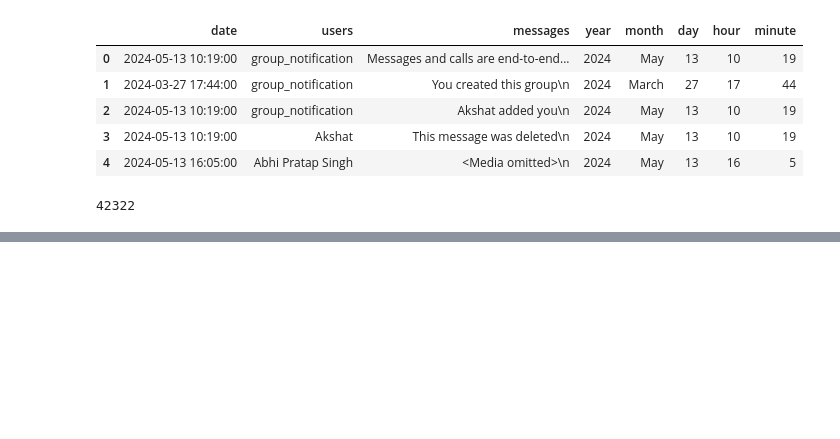
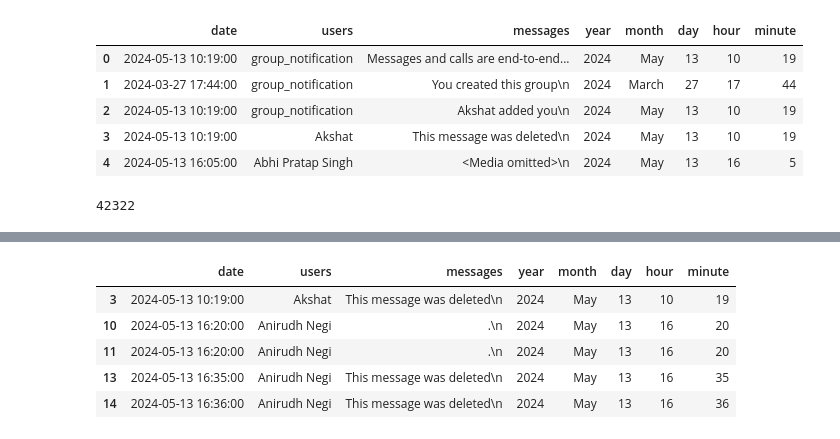
Before and after one commit to Abhipratapsingh123/ML-project-Whatsapp_chat_analysis, a Jupyter notebook: Whatsapp_chat_analysis.ipynb, the cells around one changed output, grey strips where cells are left out. Saved outputs shown, nothing was run; the diff lists cells and outputs as text; code cells hidden in the pictures; blank space fills up the shorter version.

```diff
--- a/Whatsapp_chat_analysis.ipynb
+++ b/Whatsapp_chat_analysis.ipynb
@@ -164,0 +183,11 @@ extractor = URLExtract()
+# %%
+temp = df[df['users'] !='group_notification']
+temp = temp[temp['messages'] != "<Media omitted>\n"]
+temp.head()
+# %% [output]
+|  | date | users | messages | year | month | day | hour | minute |
+| 3 | 2024-05-13 10:19:00 | Akshat | This message was deleted\n | 2024 | May | 13 | 10 | 19 |
+| 10 | 2024-05-13 16:20:00 | Anirudh Negi | .\n | 2024 | May | 13 | 16 | 20 |
+| 11 | 2024-05-13 16:20:00 | Anirudh Negi | .\n | 2024 | May | 13 | 16 | 20 |
+| 13 | 2024-05-13 16:35:00 | Anirudh Negi | This message was deleted\n | 2024 | May | 13 | 16 | 35 |
+| 14 | 2024-05-13 16:36:00 | Anirudh Negi | This message was deleted\n | 2024 | May | 13 | 16 | 36 |
```
Also changed, not shown: parts of 17 cells of this notebook, 4 other files.
